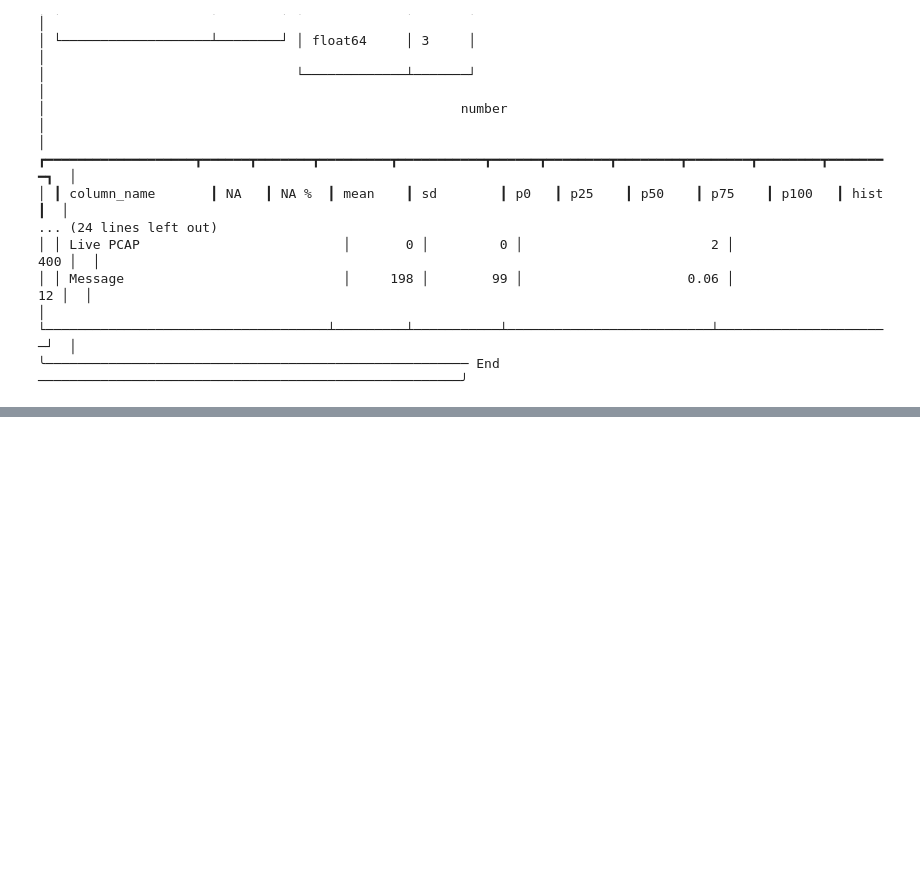
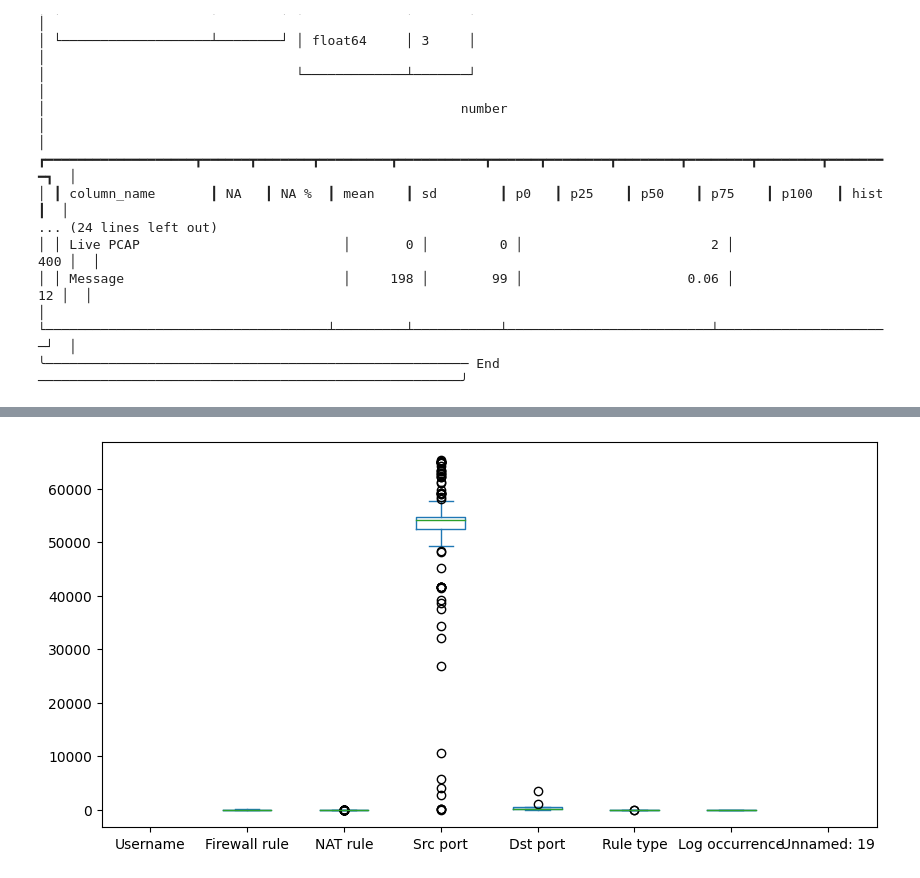
Before and after one commit to sondosaabed/Data-Analyst-Nanodegree, a Jupyter notebook: case-studies/firewall-caseStudy/Case_Study2_Log_Analysis.ipynb, the cells around one changed output, grey strips where cells are left out. Cells and saved outputs as stored; diff of their text form; code cells hidden in the pictures; blank space fills up the shorter version.

```diff
--- a/case-studies/firewall-caseStudy/Case_Study2_Log_Analysis.ipynb
+++ b/case-studies/firewall-caseStudy/Case_Study2_Log_Analysis.ipynb
@@ -142,0 +207,4 @@ skim(df)
+# %%
+df.plot(kind='box', figsize=[10, 5]);
+# %% [output]
+[figure, added]
```
Also changed, not shown: parts of 10 cells of this notebook.
